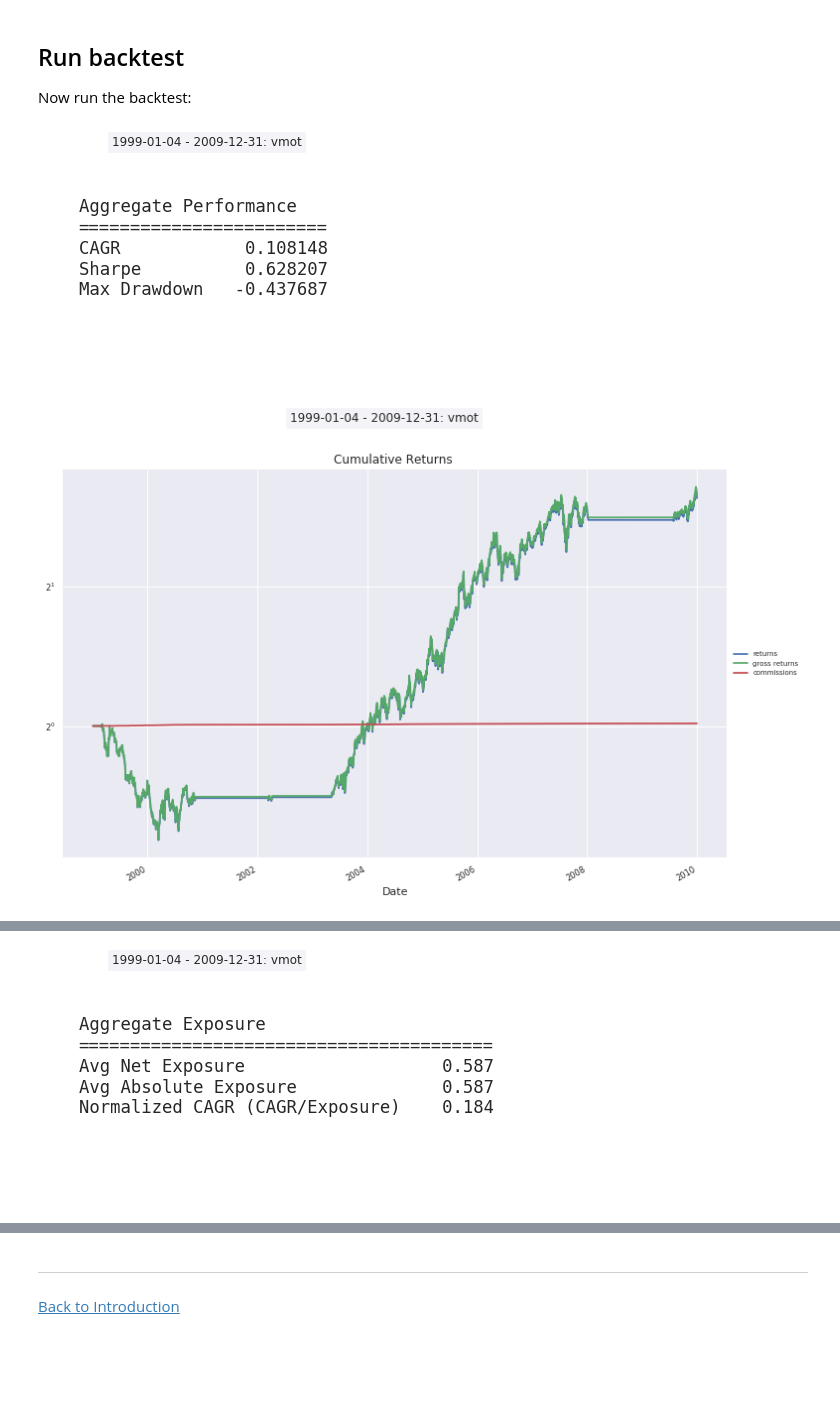
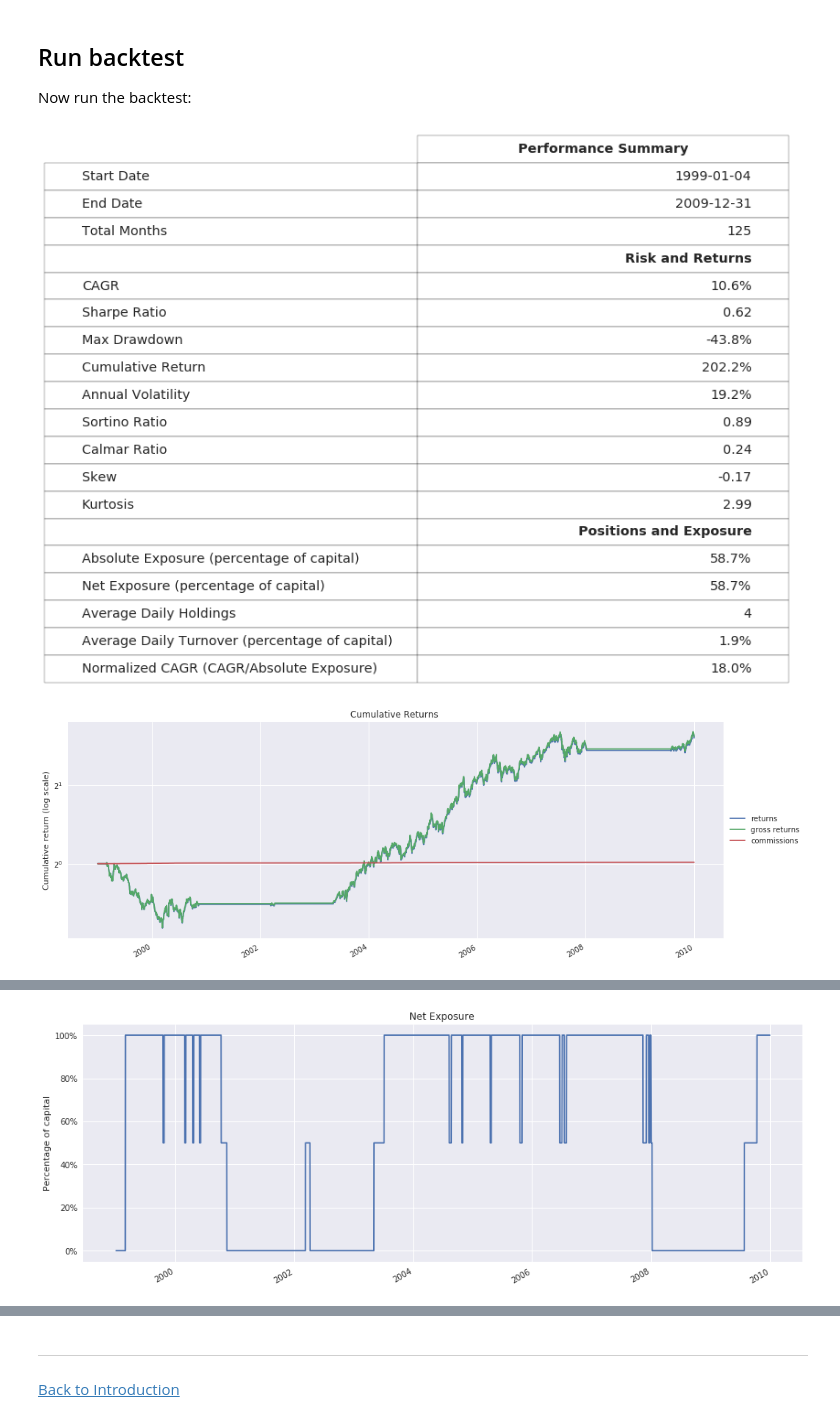
Before and after one commit to quantrocket-codeload/vmot, a Jupyter notebook: vmot/Part4-VMOT-Single-Strategy-Backtest.ipynb, the cells around one changed output, grey strips where cells are left out. Cells and saved outputs as stored; diff of their text form; code cells hidden in the pictures; blank space fills up the shorter version.

```diff
--- a/vmot/Part4-VMOT-Single-Strategy-Backtest.ipynb
+++ b/vmot/Part4-VMOT-Single-Strategy-Backtest.ipynb
@@ -37,6 +35,6 @@ import moonchart
 # %%
-t = moonchart.Tearsheet()
-t.from_moonshot_csv("vmot_combined_backtest_results.csv")
+from moonchart import Tearsheet
+Tearsheet.from_moonshot_csv("vmot_combined_backtest_results.csv")
 # %% [output]
-[figure, old version]
+[figure, new version]
-[figure, old version]
+[figure, new version]
@@ -47 +45 @@ t.from_moonshot_csv("vmot_combined_backtest_results.csv")
-[figure, old version]
+[figure, new version]
```
Also changed, not shown: parts of 2 cells of this notebook, 3 other files.
